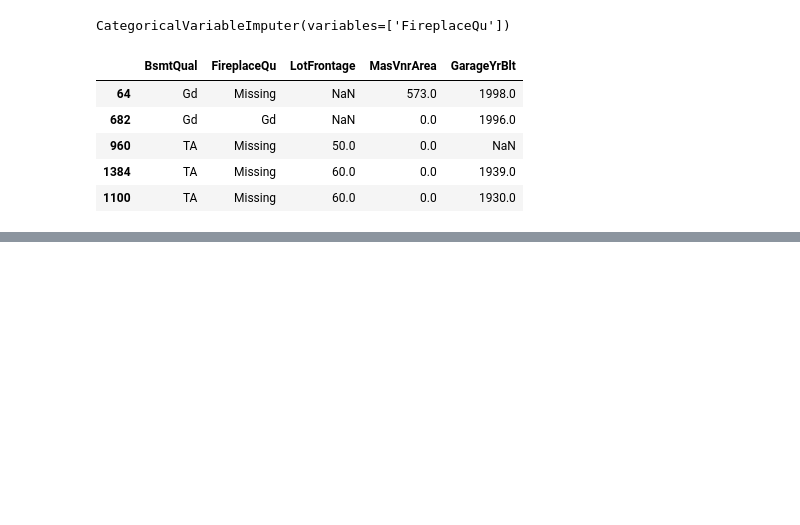
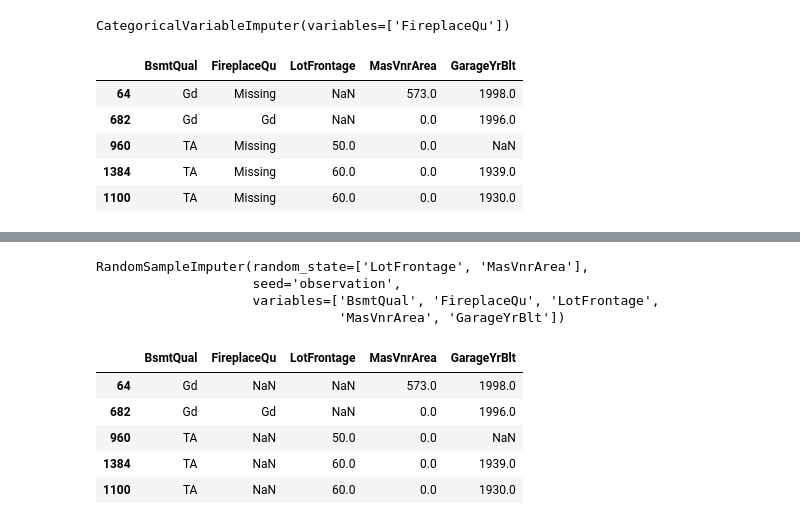
Before and after one commit to KarthikKothareddy/FeatureEngineering, a Jupyter notebook: feature_engine_imputations.ipynb, the cells around one changed output, grey strips where cells are left out. Cells and saved outputs as stored; diff of their text form; code cells hidden in the pictures; blank space fills up the shorter version.

Commit message:
random sample imputer

```diff
--- a/feature_engine_imputations.ipynb
+++ b/feature_engine_imputations.ipynb
@@ -502,0 +513,23 @@ tmp.head()
+# %%
+# let's load the dataset with a selected group of variables
+
+cols_to_use = [
+    'BsmtQual', 'FireplaceQu', 'LotFrontage', 'MasVnrArea', 'GarageYrBlt',
+    'SalePrice'
+]
+
+data = pd.read_csv('data/housing.csv', usecols=cols_to_use)
+
+# let's separate into training and testing set
+# first drop the target from the feature list
+cols_to_use.remove('SalePrice')
+# split
+x_train, x_test, y_train, y_test = train_test_split(
+    data[cols_to_use],
+    data['SalePrice'],
+    test_size=0.3,
+    random_state=0
+)
+print(x_train.shape, x_test.shape)
+print(x_train.dtypes)
+print(x_train.isnull().mean())
@@ -502,0 +550,25 @@ tmp.head()
+# %%
+## Feature engine captures all variables by default
+imputer = mdi.RandomSampleImputer(
+    random_state=["LotFrontage", "MasVnrArea"],
+    seed="observation",
+    seeding_method="add"
+)
+imputer.fit(x_train)
+# %% [output]
+RandomSampleImputer(random_state=['LotFrontage', 'MasVnrArea'],
+                    seed='observation',
+                    variables=['BsmtQual', 'FireplaceQu', 'LotFrontage',
+                               'MasVnrArea', 'GarageYrBlt'])
+# %%
+# the imputer stores a copy of the selected variables from
+# the train set, from which to extract the random sample
+
+imputer.X_.head()
+# %% [output]
+|  | BsmtQual | FireplaceQu | LotFrontage | MasVnrArea | GarageYrBlt |
+| 64 | Gd | NaN | NaN | 573.0 | 1998.0 |
+| 682 | Gd | Gd | NaN | 0.0 | 1996.0 |
+| 960 | TA | NaN | 50.0 | 0.0 | NaN |
+| 1384 | TA | NaN | 60.0 | 0.0 | 1939.0 |
+| 1100 | TA | NaN | 60.0 | 0.0 | 1930.0 |
```
Also changed, not shown: parts of 5 cells of this notebook.
